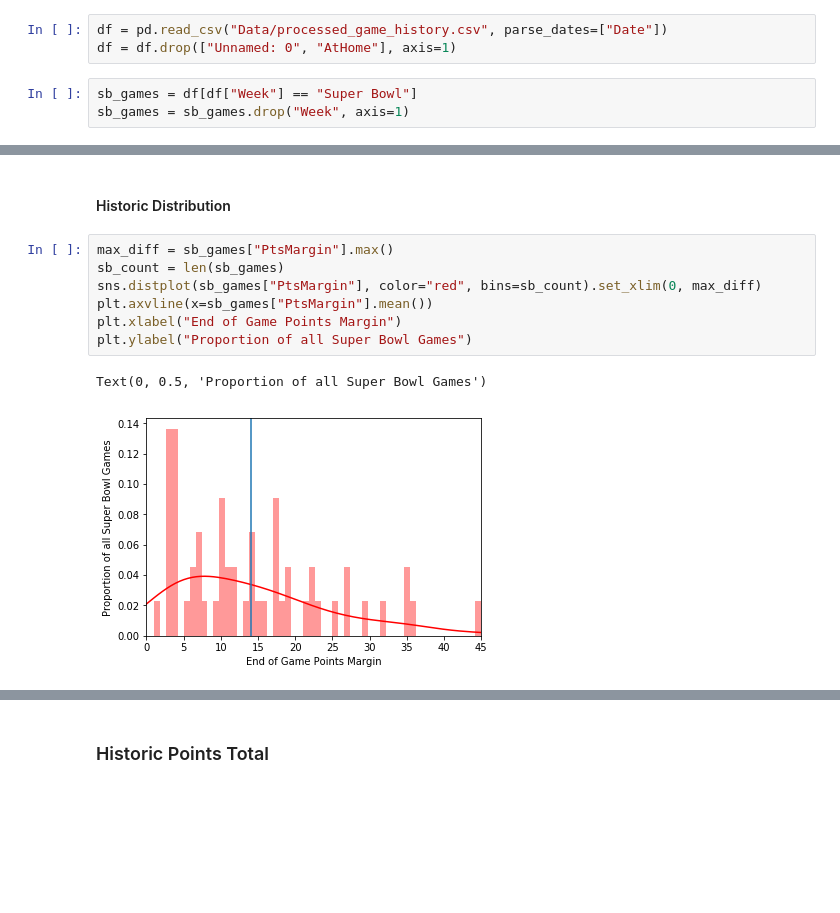
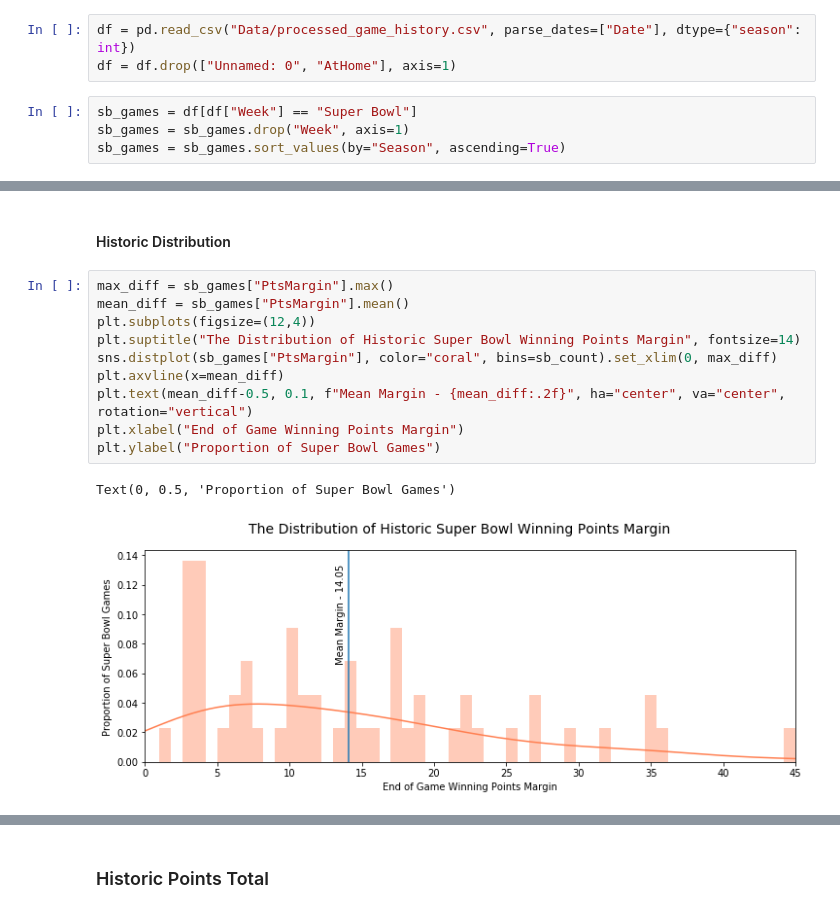
Before and after one commit to alessiomorteo/NFL, a Jupyter notebook: NFL_Match_Data_SuperBowl_History.ipynb, the cells around one changed output, grey strips where cells are left out. Cells and saved outputs as stored; diff of their text form; blank space fills up the shorter version.

Commit message:
Major progress in the Super Bowl notebook, need to finish commentary now

```diff
--- a/NFL_Match_Data_SuperBowl_History.ipynb
+++ b/NFL_Match_Data_SuperBowl_History.ipynb
@@ -7,6 +11,7 @@ import seaborn as sns
 # %%
-df = pd.read_csv("Data/processed_game_history.csv", parse_dates=["Date"])
+df = pd.read_csv("Data/processed_game_history.csv", parse_dates=["Date"], dtype={"season": int})
 df = df.drop(["Unnamed: 0", "AtHome"], axis=1)
 # %%
 sb_games = df[df["Week"] == "Super Bowl"]
 sb_games = sb_games.drop("Week", axis=1)
+sb_games = sb_games.sort_values(by="Season", ascending=True)
@@ -51,11 +54,14 @@ sns.barplot(data=sb_games, y="Season", x="PtsMargin", color="royalblue", orient=
 #### Historic Distribution
 # %%
 max_diff = sb_games["PtsMargin"].max()
-sb_count = len(sb_games)
-sns.distplot(sb_games["PtsMargin"], color="red", bins=sb_count).set_xlim(0, max_diff)
-plt.axvline(x=sb_games["PtsMargin"].mean())
-plt.xlabel("End of Game Points Margin")
-plt.ylabel("Proportion of all Super Bowl Games")
+mean_diff = sb_games["PtsMargin"].mean()
+plt.subplots(figsize=(12,4))
+plt.suptitle("The Distribution of Historic Super Bowl Winning Points Margin", fontsize=14)
+sns.distplot(sb_games["PtsMargin"], color="coral", bins=sb_count).set_xlim(0, max_diff)
+plt.axvline(x=mean_diff)
+plt.text(mean_diff-0.5, 0.1, f"Mean Margin - {mean_diff:.2f}", ha="center", va="center", rotation="vertical")
+plt.xlabel("End of Game Winning Points Margin")
+plt.ylabel("Proportion of Super Bowl Games")
 # %% [output]
-Text(0, 0.5, 'Proportion of all Super Bowl Games')
+Text(0, 0.5, 'Proportion of Super Bowl Games')
-[figure, old version]
+[figure, new version]
```
Also changed, not shown: parts of 32 cells of this notebook.
